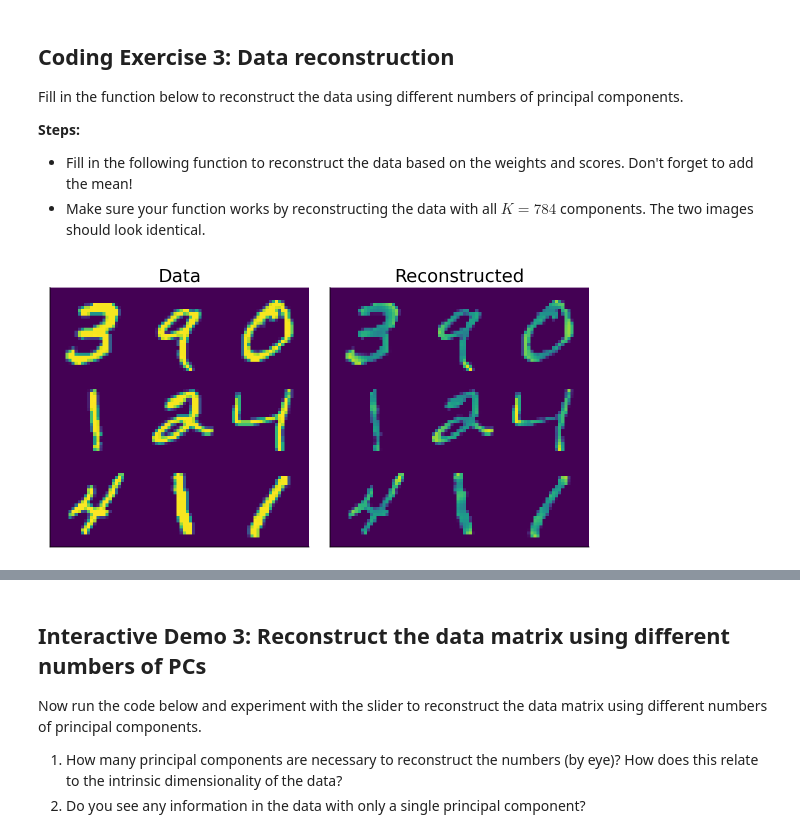
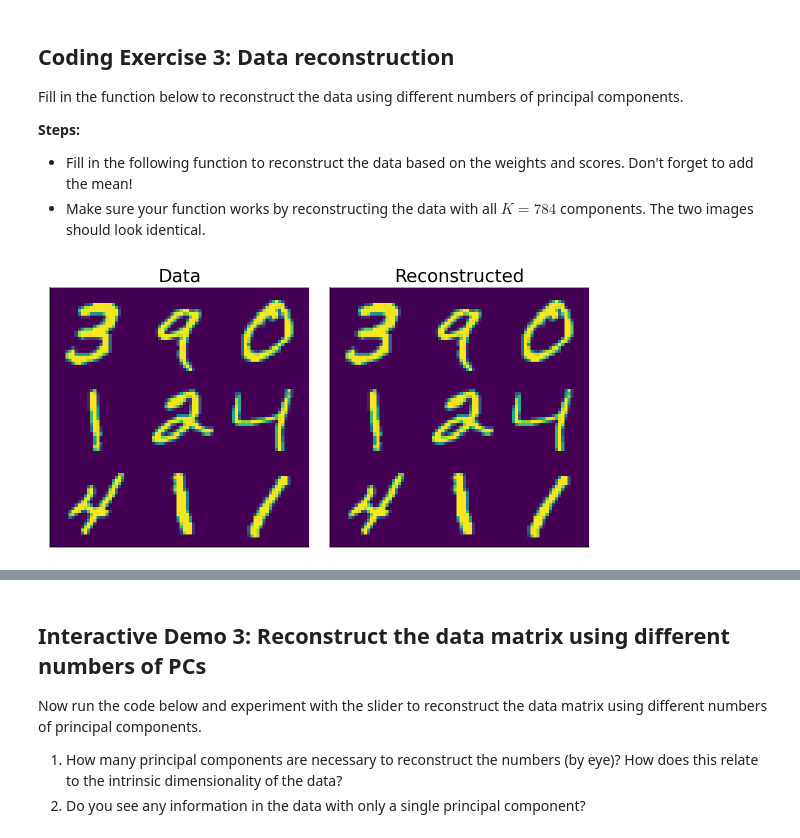
Before and after one commit to zaizibai/neuromatch-2021, a Jupyter notebook: tutorials/W1D5_DimensionalityReduction/student/W1D5_Tutorial3_22.ipynb, the cells around one changed output, grey strips where cells are left out. Saved outputs shown, nothing was run; the diff lists cells and outputs as text; code cells hidden in the pictures.

```diff
--- a/tutorials/W1D5_DimensionalityReduction/student/W1D5_Tutorial3_22.ipynb
+++ b/tutorials/W1D5_DimensionalityReduction/student/W1D5_Tutorial3_22.ipynb
@@ -544,36 +544,36 @@ def reconstruct_data(score, evectors, X_mean, K):
     evectors (numpy array of floats) : Matrix of eigenvectors
     X_mean (numpy array of floats)   : Vector corresponding to data mean
     K (scalar)                       : Number of components to include
 
   Returns:
     (numpy array of floats)          : Matrix of reconstructed data
 
   """
 
   #################################################
   ## TO DO for students: Reconstruct the original data in X_reconstructed
   # Comment once you've filled in the function
   # raise NotImplementedError("Student excercise: reconstructing data function!")
   #################################################
 
   # Reconstruct the data from the score and eigenvectors
   # Don't forget to add the mean!!
-  X_reconstructed =  score[0:K]@evectors.T[0:K]
-    # you are just taking the equation above and multiplying s=score, w=evectors for components 0:K
+  X_reconstructed =  score[0:K]@evectors.T[0:K] +X_mean
+    # you are just taking the equation above and multiplying s=score, w=evectors for components 0:K add back the mean
 
   return X_reconstructed
 
 
 K = 784
 
 # Reconstruct the data based on all components
 X_mean = np.mean(X, 0)
 X_reconstructed = reconstruct_data(score, evectors, X_mean, K)
 
 # Plot the data and reconstruction
 plot_MNIST_reconstruction(X, X_reconstructed)
 # %% [output]
-[figure, old version]
+[figure, new version]
 # %% [markdown]
 [*Click for solution*](https://github.com/NeuromatchAcademy/course-content/tree/master//tutorials/W1D5_DimensionalityReduction/solutions/W1D5_Tutorial3_Solution_e3395916.py)
 
```
